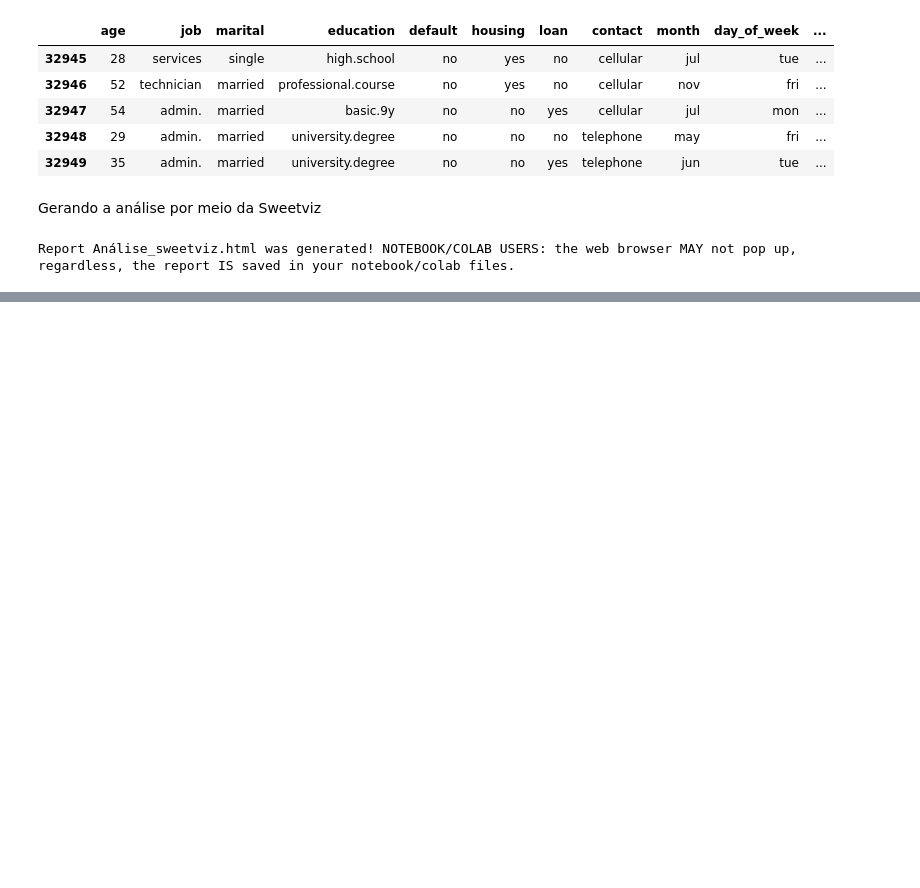
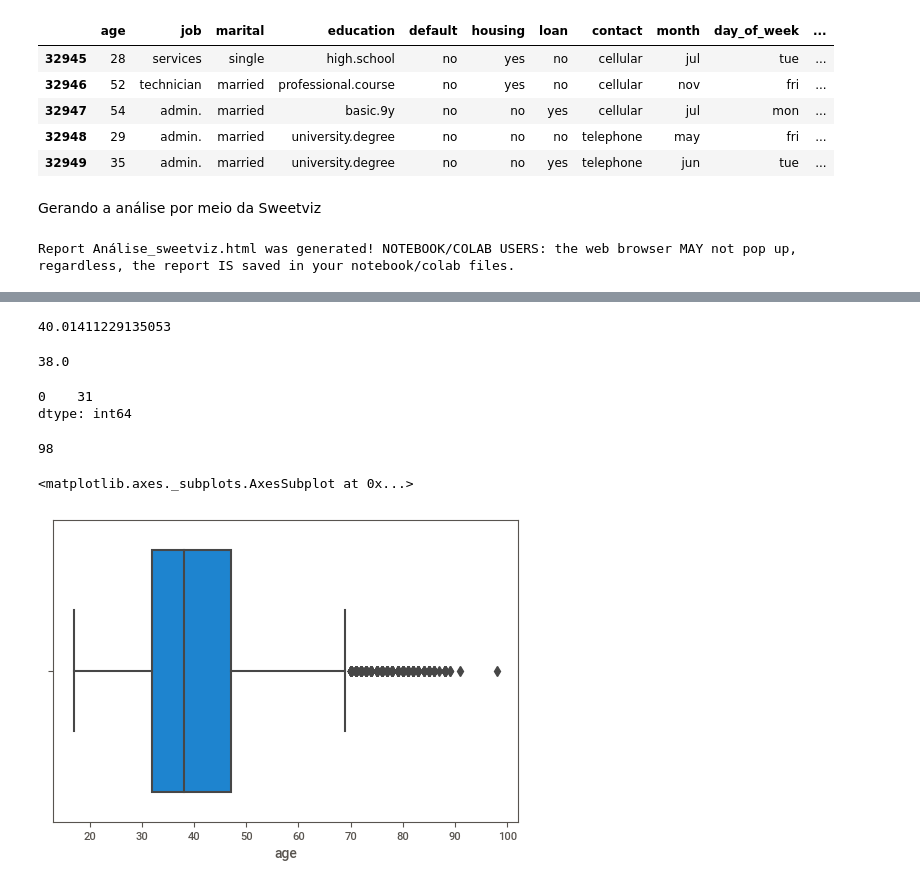
Before and after one commit to andrejuniorba/Python-CienciaDeDados, a Jupyter notebook: EDA_Análise_Exploratória_de_Dados.ipynb, the cells around one changed output, grey strips where cells are left out. Cells and saved outputs as stored; diff of their text form; code cells hidden in the pictures; blank space fills up the shorter version.

```diff
--- a/EDA_Análise_Exploratória_de_Dados.ipynb
+++ b/EDA_Análise_Exploratória_de_Dados.ipynb
@@ -77,0 +176,26 @@ Report Análise_sweetviz.html was generated! NOTEBOOK/COLAB USERS: the web brows
+# %%
+#Verificar valor médio
+dados['age'].mean()
+# %% [output]
+40.01411229135053
+# %%
+#Verificar mediana
+dados['age'].median()
+# %% [output]
+38.0
+# %%
+#Verificar moda
+dados['age'].mode()
+# %% [output]
+0    31
+dtype: int64
+# %%
+#Verificar valor máximo
+dados['age'].max()
+# %% [output]
+98
+# %%
+sns.boxplot(dados['age'])
+# %% [output]
+<matplotlib.axes._subplots.AxesSubplot at 0x...>
+[figure, added]
```
Also changed, not shown: parts of 26 cells of this notebook.
